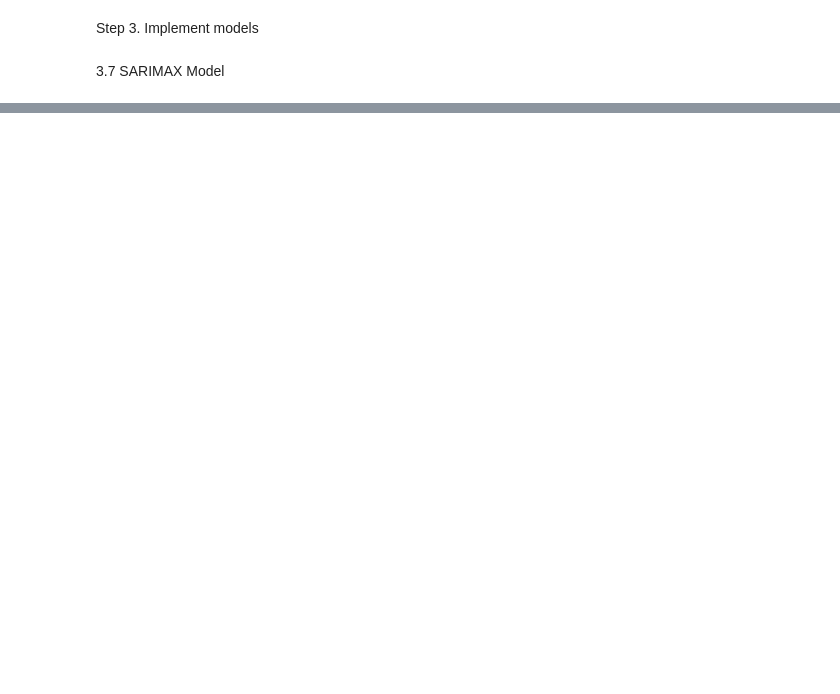
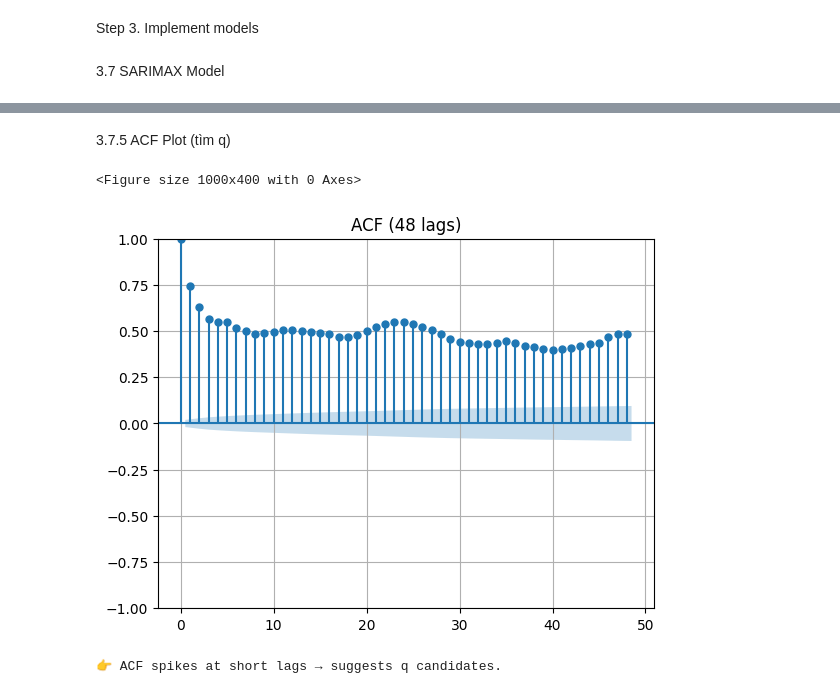
Before and after one commit to NuHuyn/mock2, a Jupyter notebook: Models/Sarimax/Sarimax.ipynb, the cells around one changed output, grey strips where cells are left out. Drawn from its saved outputs; the diff is of its cells as text; code cells hidden in the pictures; blank space fills up the shorter version.

```diff
--- a/Models/Sarimax/Sarimax.ipynb
+++ b/Models/Sarimax/Sarimax.ipynb
@@ -319,0 +152,29 @@ RMSE = 257.631
+# %%
+df_model = df_hour.copy()
+
+# Convert date + set index
+df_model['date'] = pd.to_datetime(df_model['date'])
+df_model = df_model.set_index('date')
+
+# sort
+df_model = df_model.sort_index()
+
+# ensure hourly structure
+df_model = df_model.asfreq('H')
+
+# now drop NaN
+df_model = df_model.dropna()
+
+# DO NOT SET FREQ MANUALLY
+# df_model.index.freq = 'H'   <-- remove this line
+
+# Prepare data
+series = df_model['active_power']
+exog_vars = ['temp','humidity','pressure','speed','ap_lag_1h','ap_lag_24h','ap_roll_24h']
+exog = df_model[exog_vars]
+
+print("df_model NA counts:")
+print(df_model[exog_vars].isna().sum())
+
+print("\ndf_model rows:", len(df_model))
+print("df_model inferred freq:", pd.infer_freq(df_model.index))
@@ -319,0 +337,17 @@ RMSE = 257.631
+# %% [markdown]
+3.7.5 ACF Plot (tìm q)
+# %%
+from statsmodels.graphics.tsaplots import plot_acf
+import matplotlib.pyplot as plt
+
+plt.figure(figsize=(10,4))
+plot_acf(series, lags=48)
+plt.title("ACF (48 lags)")
+plt.grid(True)
+plt.show()
+
+print("\n👉 ACF spikes at short lags → suggests q candidates.")
+# %% [output]
+<Figure size 1000x400 with 0 Axes>
+[figure, added]
+👉 ACF spikes at short lags → suggests q candidates.
```
Also changed, not shown: parts of 28 cells of this notebook, 1 other file.
